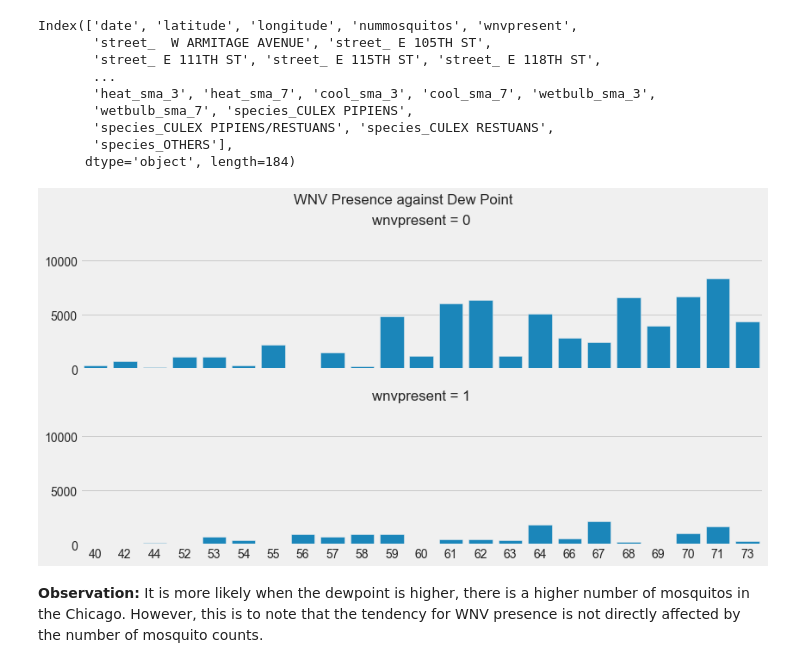
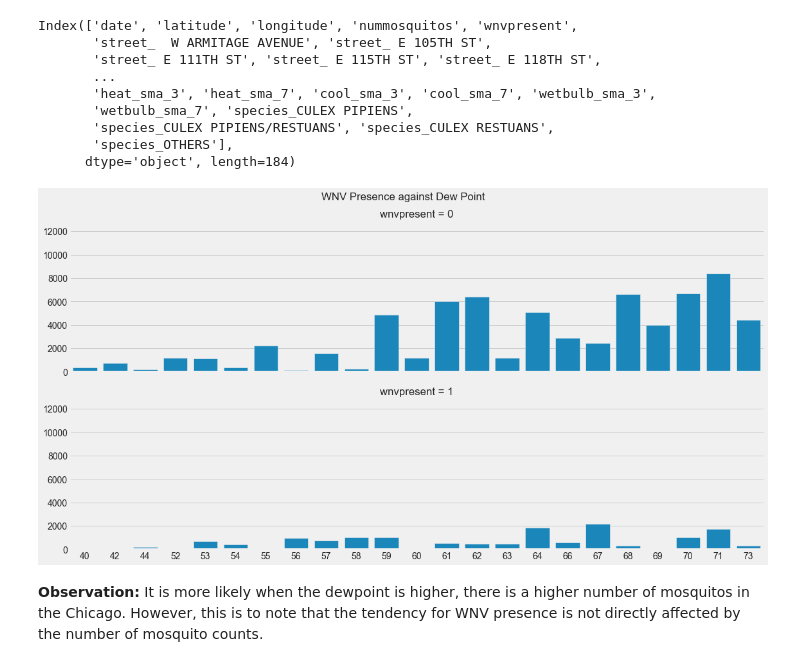
Before and after one commit to JeanLiew/WNV-Predictive-Model, a Jupyter notebook: code/2.2_EDA_weather.ipynb, the cells around one changed output. Drawn from its saved outputs; the diff is of its cells as text; code cells hidden in the pictures.

```diff
--- a/code/2.2_EDA_weather.ipynb
+++ b/code/2.2_EDA_weather.ipynb
@@ -363,13 +380,13 @@ Index(['date', 'latitude', 'longitude', 'nummosquitos', 'wnvpresent',
 # %%
 temp_df = train_merged.groupby(['wnvpresent', 'dewpoint']).sum()['nummosquitos'].reset_index()
 temp_df['dewpoint'] = temp_df['dewpoint'].astype(int)
-g = sns.FacetGrid(temp_df, row='wnvpresent', row_order=[0, 1], height=3, aspect=4)
+g = sns.FacetGrid(temp_df, row='wnvpresent', row_order=[0, 1], height=4, aspect=4)
 g.map_dataframe(sns.barplot, x='dewpoint', y='nummosquitos', ci=None)
 plt.suptitle("WNV Presence against Dew Point",y=1.02)
 plt.savefig('../images/WNV_Presence_by_DewPoint.png',)
 plt.show()
 # %% [output]
-[figure, old version]
+[figure, new version]
 # %% [markdown]
 **Observation:** It is more likely when the dewpoint is higher, there is a higher number of mosquitos in the Chicago. However, this is to note that the tendency for WNV presence is not directly affected by the number of mosquito counts.
 # %% [markdown]
```
Also changed, not shown: parts of 3 cells of this notebook.
